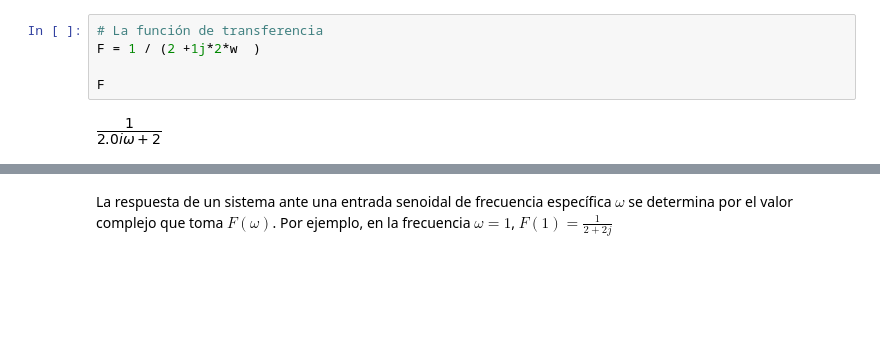
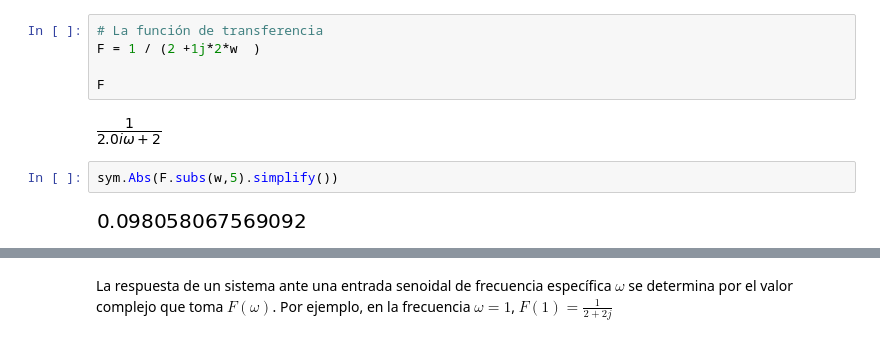
Before and after one commit to pierrediazp/Se-ales_y_Sistemas, a Jupyter notebook: 05_Transformada_Fourier.ipynb, the cells around one changed output, grey strips where cells are left out. Drawn from its saved outputs; the diff is of its cells as text; blank space fills up the shorter version.

```diff
--- a/05_Transformada_Fourier.ipynb
+++ b/05_Transformada_Fourier.ipynb
@@ -375,4 +367,8 @@ F = 1 / (2 +1j*2*w  )
 F
 # %% [output]
 [figure]
+# %%
+sym.Abs(F.subs(w,5).simplify())
+# %% [output]
+[figure, added]
 # %%
```
Also changed, not shown: parts of 7 cells of this notebook, 6 other files.
